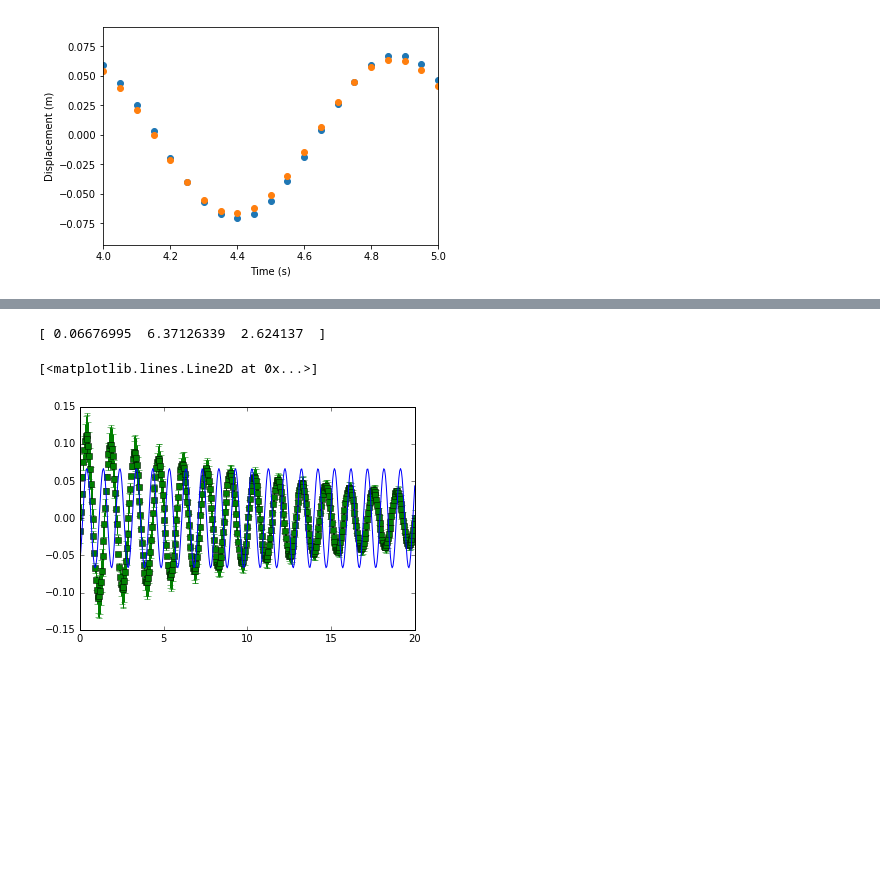
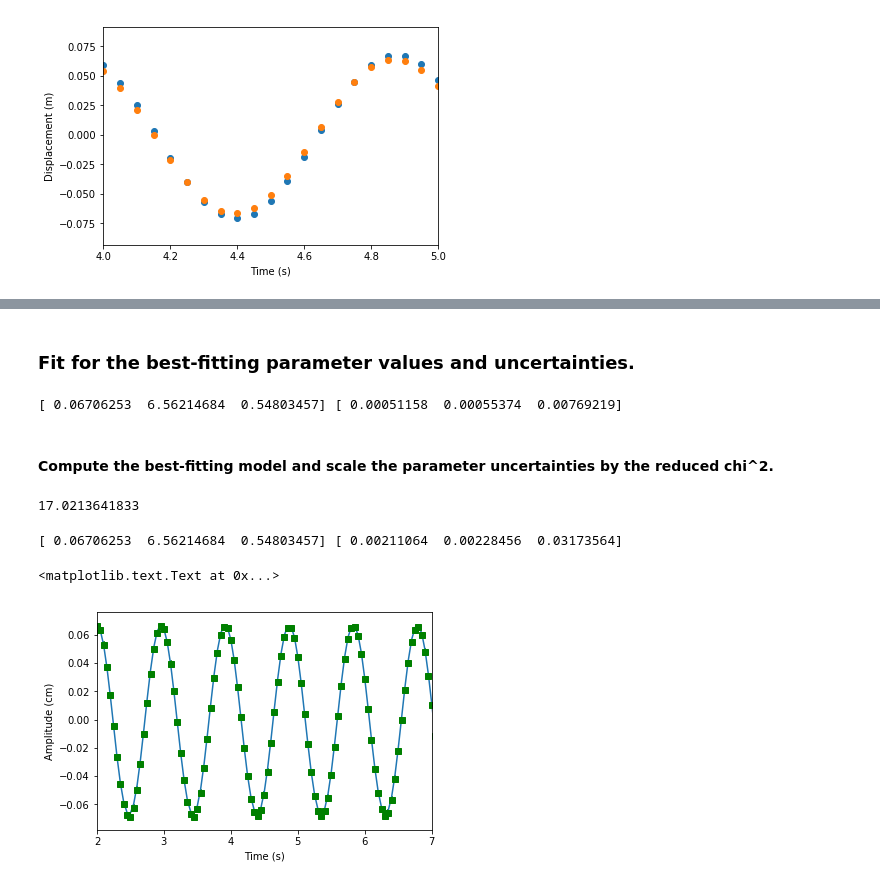
Before and after one commit to moustakas/siena-astrophysics, a Jupyter notebook: teaching/310-F17/harmonic-oscillator/harmonic-oscillator.ipynb, the cells around one changed output, grey strips where cells are left out. Cells and saved outputs as stored; diff of their text form; code cells hidden in the pictures; blank space fills up the shorter version.

Commit message:
add uncertainties

```diff
--- a/teaching/310-F17/harmonic-oscillator/harmonic-oscillator.ipynb
+++ b/teaching/310-F17/harmonic-oscillator/harmonic-oscillator.ipynb
@@ -103,10 +109,18 @@ plt.xlim(5, 7)
+# %% [markdown]
+### Fit for the best-fitting parameter values and uncertainties.
 # %%
 def shm(time, A, omega, gamma):
     ymodel = A * np.cos(omega * time - gamma)
     return ymodel
 # %%
-param, _ = curve_fit(shm, time, yavg, sigma=yerr, p0=[0.1, 2*np.pi/1.0, 0.5])
-ymodel = shm(time, param[0], param[1], param[2])
-print(param)
+param, pcov = curve_fit(shm, time, yavg, sigma=yerr, p0=[0.06, 2*np.pi/1.0, 0.5])
+perr = np.sqrt(np.diag(pcov)) # this is the diagonal of the covariance matrix scaled by the chi^2
+print(param, perr)
 # %% [output]
-[ 0.06676995  6.37126339  2.624137  ]
+[ 0.06706253  6.56214684  0.54803457] [ 0.00051158  0.00055374  0.00769219]
+# %% [markdown]
+#### Compute the best-fitting model and scale the parameter uncertainties by the reduced chi^2.
+# %%
+ymodel = shm(time, param[0], param[1], param[2])
+# %% [output]
+17.0213641833
@@ -113,6 +131,14 @@ print(param)
+# %%
+print(param, perr)
+# %% [output]
+[ 0.06706253  6.56214684  0.54803457] [ 0.00211064  0.00228456  0.03173564]
 # %%
-plt.errorbar(time, yavg, 4*yerr, color='g', fmt='s')
-plt.plot(time, ymodel)
+fig, ax = plt.subplots()
+ax.errorbar(time, yavg, yerr, color='g', fmt='s')
+ax.plot(time, ymodel)
+ax.set_xlim(2, 7)
+ax.set_xlabel('Time (s)')
+ax.set_ylabel('Amplitude (cm)')
 # %% [output]
-[<matplotlib.lines.Line2D at 0x...>]
+<matplotlib.text.Text at 0x...>
-[figure, old version]
+[figure, new version]
```
Also changed, not shown: parts of 5 cells of this notebook.
